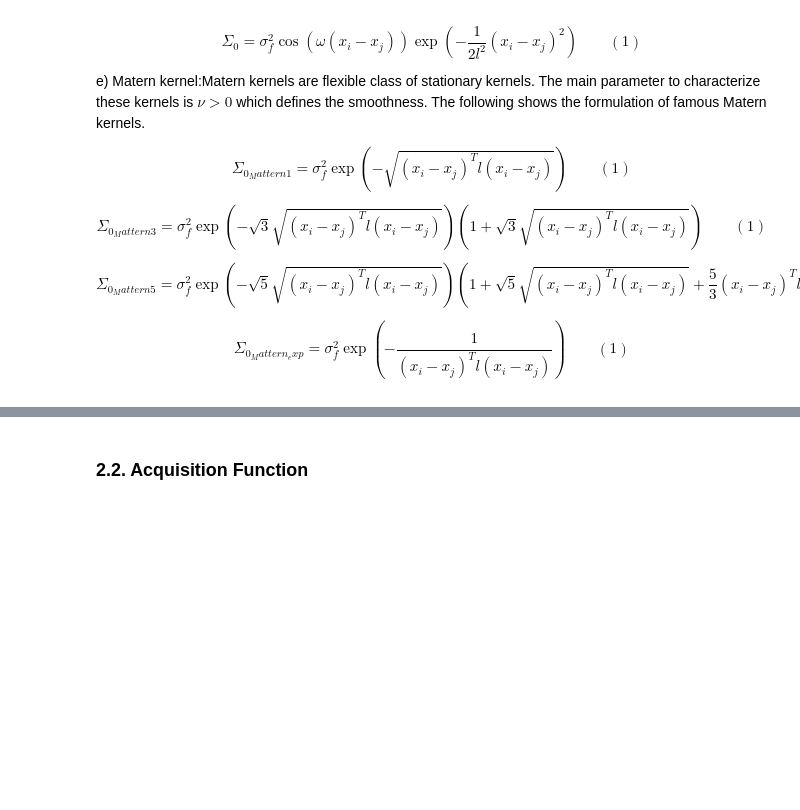
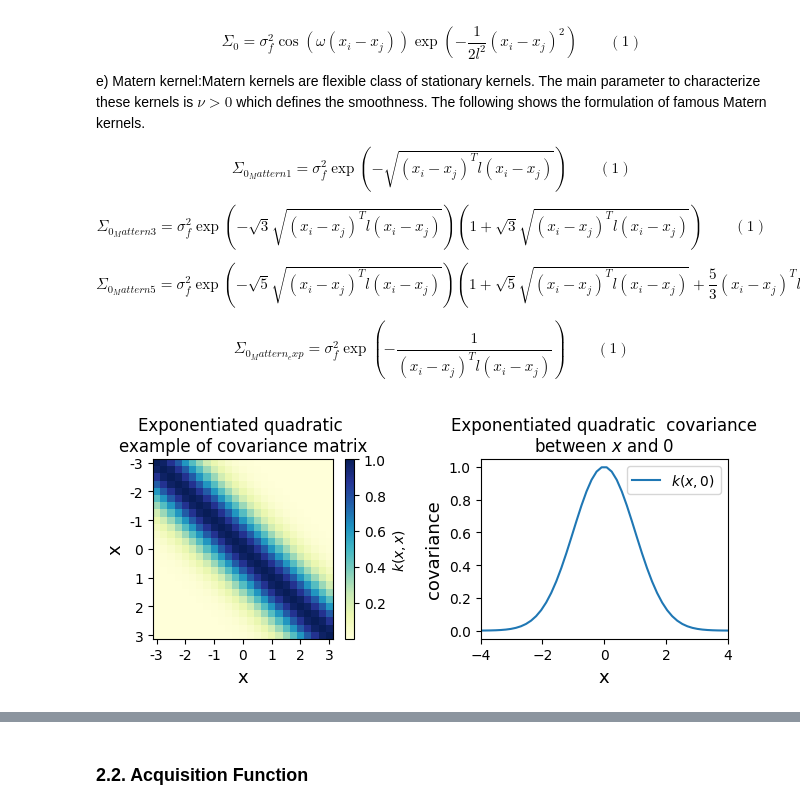
Before and after one commit to ParisaToofani/Nolinear_optimization_Spring2023, a Jupyter notebook: BayesianOptimization.ipynb, the cells around one changed output, grey strips where cells are left out. Cells and saved outputs as stored; diff of their text form; code cells hidden in the pictures; blank space fills up the shorter version.

```diff
--- a/BayesianOptimization.ipynb
+++ b/BayesianOptimization.ipynb
@@ -91,0 +155,44 @@ $$\Sigma_{0_Mattern_exp}=\sigma_f^2\exp{\left(-\frac{1}{\left(x_i-x_j\right)^Tl\
+# %%
+# Illustrate covariance matrix and function
+# Show covariance matrix example from exponentiated quadratic
+fig, (ax1, ax2) = plt.subplots(1, 2, figsize=(7, 3))
+xlim = (-3, 3)
+X = np.expand_dims(np.linspace(*xlim, 25), 1)
+Σ = GpKernels(X, X).gausskernel()
+# Plot covariance matrix
+im = ax1.imshow(Σ, cmap=cm.YlGnBu)
+cbar = plt.colorbar(
+    im, ax=ax1, fraction=0.045, pad=0.05)
+cbar.ax.set_ylabel('$k(x,x)$', fontsize=10)
+ax1.set_title((
+    'Exponentiated quadratic \n'
+    'example of covariance matrix'))
+ax1.set_xlabel('x', fontsize=13)
+ax1.set_ylabel('x', fontsize=13)
+ticks = list(range(xlim[0], xlim[1]+1))
+ax1.set_xticks(np.linspace(0, len(X)-1, len(ticks)))
+ax1.set_yticks(np.linspace(0, len(X)-1, len(ticks)))
+ax1.set_xticklabels(ticks)
+ax1.set_yticklabels(ticks)
+ax1.grid(False)
+
+# Show covariance with X=0
+xlim = (-4, 4)
+X = np.expand_dims(np.linspace(*xlim, num=50), 1)
+zero = np.array([[0]])
+Σ0 = GpKernels(X, zero).gausskernel()
+# Make the plots
+ax2.plot(X[:,0], Σ0[:,0], label='$k(x,0)$')
+ax2.set_xlabel('x', fontsize=13)
+ax2.set_ylabel('covariance', fontsize=13)
+ax2.set_title((
+    'Exponentiated quadratic  covariance\n'
+    'between $x$ and $0$'))
+# ax2.set_ylim([0, 1.1])
+ax2.set_xlim(*xlim)
+ax2.legend(loc=1)
+
+fig.tight_layout()
+plt.show()
+# %% [output]
+[figure, added]
```
Also changed, not shown: parts of 6 cells of this notebook.
